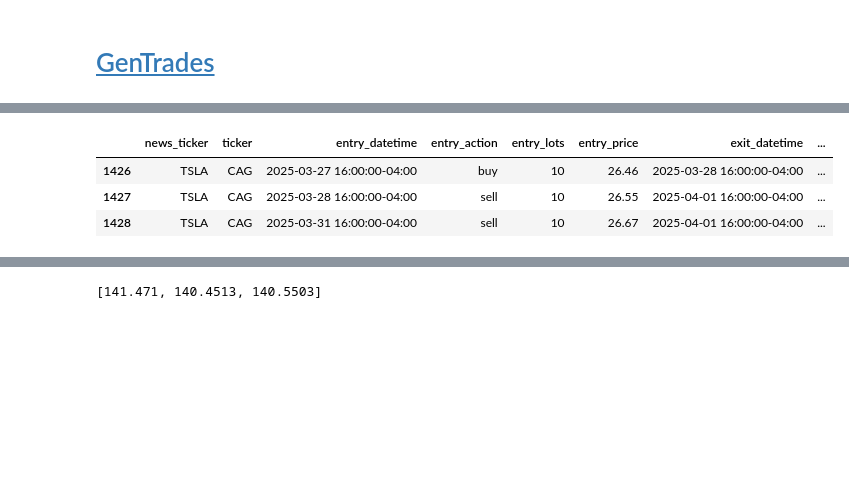
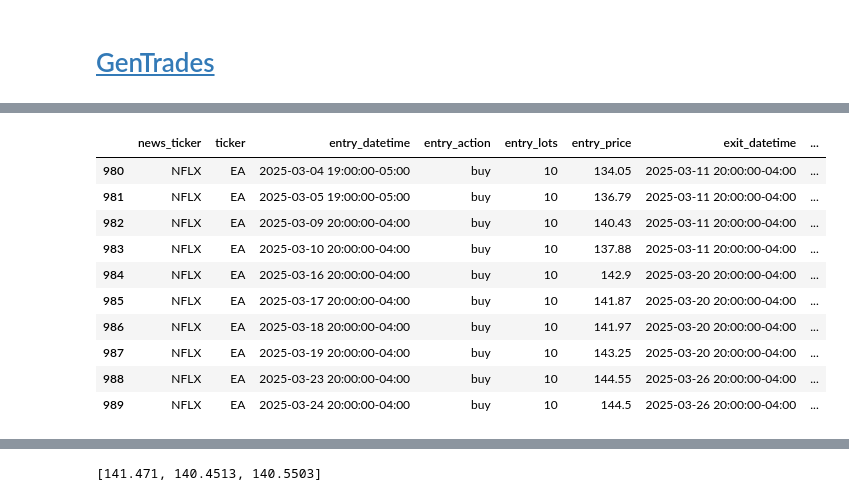
Before and after one commit to CKAbundant/sentiment, a Jupyter notebook: signal.ipynb, the cells around one changed output, grey strips where cells are left out. Saved outputs shown, nothing was run; the diff lists cells and outputs as text; code cells hidden in the pictures; blank space fills up the shorter version.

```diff
--- a/signal.ipynb
+++ b/signal.ipynb
@@ -45,7 +37,0 @@ The autoreload extension is already loaded. To reload it, use:
-# %%
-dt = "2025-04-01"
-date_dir = f"./data/{dt}"
-strat_comp_dict_path = f"{date_dir}/strat_comp_dict.pkl"
-
-strat_comp_dict = utils.load_pickle(strat_comp_dict_path)
-strat_comp_dict
@@ -605,11 +537,18 @@ results
 # %%
-ticker_pair = "TSLA_CAG"
+ticker_pair = "NFLX_EA"
 news_ticker = ticker_pair.split("_")[0]
 ticker = ticker_pair.split("_")[1]
 results.loc[(results["news_ticker"] == news_ticker) & (results["ticker"] == ticker), :]
 # %% [output]
 |  | news_ticker | ticker | entry_datetime | entry_action | entry_lots | entry_price | exit_datetime | ... |
-| 1426 | TSLA | CAG | 2025-03-27 16:00:00-04:00 | buy | 10 | 26.46 | 2025-03-28 16:00:00-04:00 | ... |
-| 1427 | TSLA | CAG | 2025-03-28 16:00:00-04:00 | sell | 10 | 26.55 | 2025-04-01 16:00:00-04:00 | ... |
-| 1428 | TSLA | CAG | 2025-03-31 16:00:00-04:00 | sell | 10 | 26.67 | 2025-04-01 16:00:00-04:00 | ... |
+| 980 | NFLX | EA | 2025-03-04 19:00:00-05:00 | buy | 10 | 134.05 | 2025-03-11 20:00:00-04:00 | ... |
+| 981 | NFLX | EA | 2025-03-05 19:00:00-05:00 | buy | 10 | 136.79 | 2025-03-11 20:00:00-04:00 | ... |
+| 982 | NFLX | EA | 2025-03-09 20:00:00-04:00 | buy | 10 | 140.43 | 2025-03-11 20:00:00-04:00 | ... |
+| 983 | NFLX | EA | 2025-03-10 20:00:00-04:00 | buy | 10 | 137.88 | 2025-03-11 20:00:00-04:00 | ... |
+| 984 | NFLX | EA | 2025-03-16 20:00:00-04:00 | buy | 10 | 142.9 | 2025-03-20 20:00:00-04:00 | ... |
+| 985 | NFLX | EA | 2025-03-17 20:00:00-04:00 | buy | 10 | 141.87 | 2025-03-20 20:00:00-04:00 | ... |
+| 986 | NFLX | EA | 2025-03-18 20:00:00-04:00 | buy | 10 | 141.97 | 2025-03-20 20:00:00-04:00 | ... |
+| 987 | NFLX | EA | 2025-03-19 20:00:00-04:00 | buy | 10 | 143.25 | 2025-03-20 20:00:00-04:00 | ... |
+| 988 | NFLX | EA | 2025-03-23 20:00:00-04:00 | buy | 10 | 144.55 | 2025-03-26 20:00:00-04:00 | ... |
+| 989 | NFLX | EA | 2025-03-24 20:00:00-04:00 | buy | 10 | 144.5 | 2025-03-26 20:00:00-04:00 | ... |
 # %%
```
Also changed, not shown: parts of 12 cells of this notebook, 8 other files.
